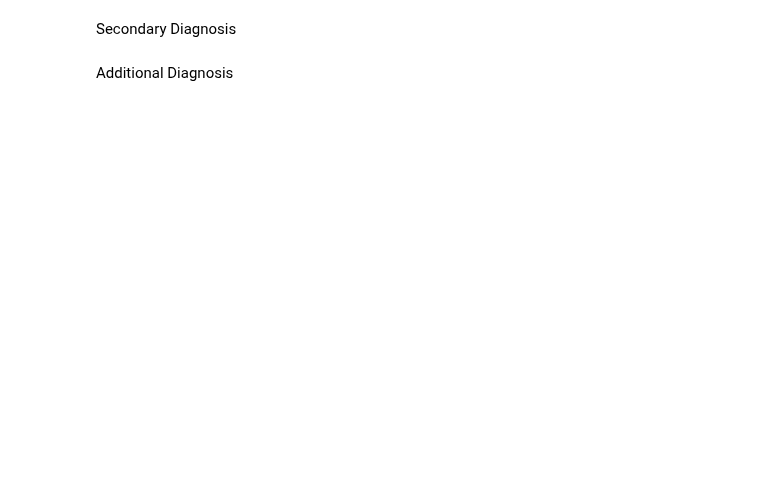
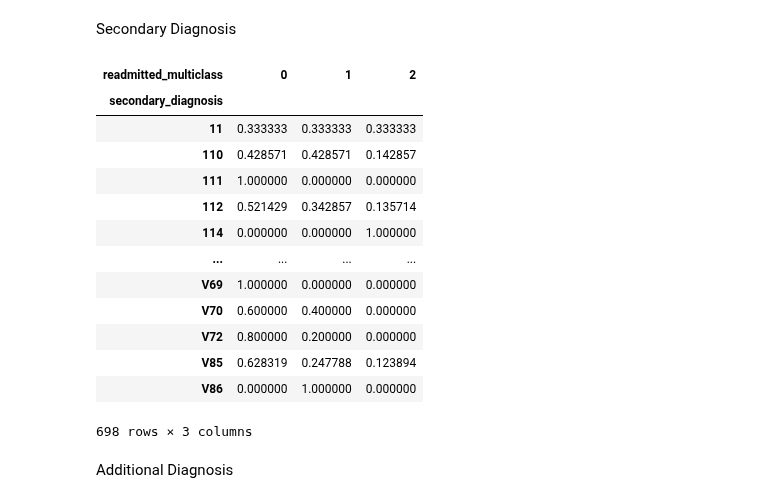
Before and after one commit to ontenkutsenko/ML_Hospital_Readmissions, a Jupyter notebook: Multiclass.ipynb, the cells around one changed output. Cells and saved outputs as stored; diff of their text form; code cells hidden in the pictures; blank space fills up the shorter version.

```diff
--- a/Multiclass.ipynb
+++ b/Multiclass.ipynb
@@ -247,11 +285,23 @@ Secondary Diagnosis
 # %%
 # Same logic as before, calculate the proportion of each class within each 'discharge_disposition' and create columns accordingly
 counts_per_secondary_diagnosis = df_train.groupby(['secondary_diagnosis', 'readmitted_multiclass']).size()
 total_counts_per_secondary_diagnosis = df_train['secondary_diagnosis'].value_counts()
 
 secondary_diagnosis_proportion = counts_per_secondary_diagnosis.div(total_counts_per_secondary_diagnosis, level='secondary_diagnosis').unstack(fill_value=0)
 secondary_diagnosis_proportion_reset = secondary_diagnosis_proportion.reset_index()
-
-df_train = df_train.merge(secondary_diagnosis_proportion_reset, on='secondary_diagnosis', how='left')
-
-df_train.rename(columns={0: 'secondary_diagnosis_0', 1: 'secondary_diagnosis_1', 2: 'secondary_diagnosis_2'}, inplace=True)
+secondary_diagnosis_proportion
+# %% [output]
+| readmitted_multiclass | 0 | 1 | 2 |
+| secondary_diagnosis |  |  |  |
+| 11 | 0.333333 | 0.333333 | 0.333333 |
+| 110 | 0.428571 | 0.428571 | 0.142857 |
+| 111 | 1.000000 | 0.000000 | 0.000000 |
+| 112 | 0.521429 | 0.342857 | 0.135714 |
+| 114 | 0.000000 | 0.000000 | 1.000000 |
+| ... | ... | ... | ... |
+| V69 | 1.000000 | 0.000000 | 0.000000 |
+| V70 | 0.600000 | 0.400000 | 0.000000 |
+| V72 | 0.800000 | 0.200000 | 0.000000 |
+| V85 | 0.628319 | 0.247788 | 0.123894 |
+| V86 | 0.000000 | 1.000000 | 0.000000 |
+698 rows × 3 columns
```
Also changed, not shown: parts of 18 cells of this notebook.
